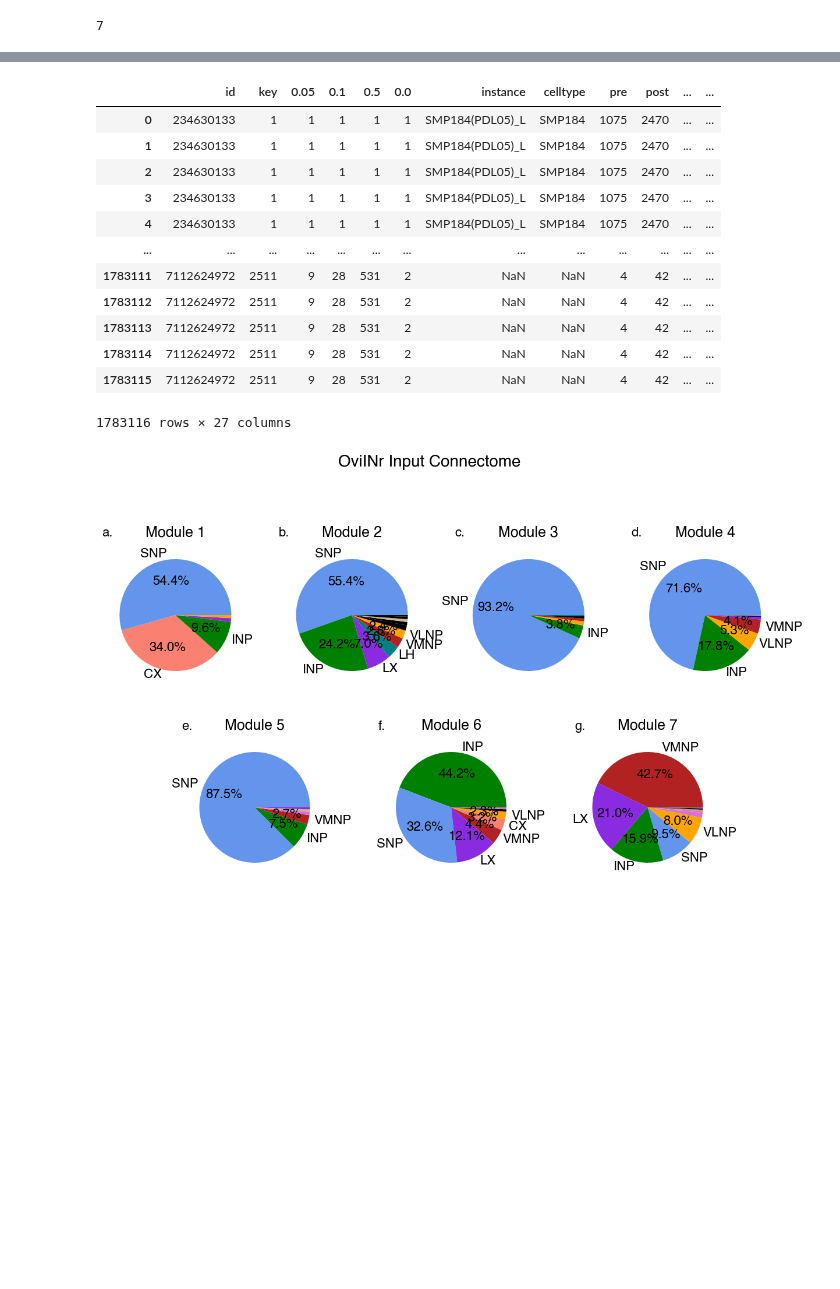
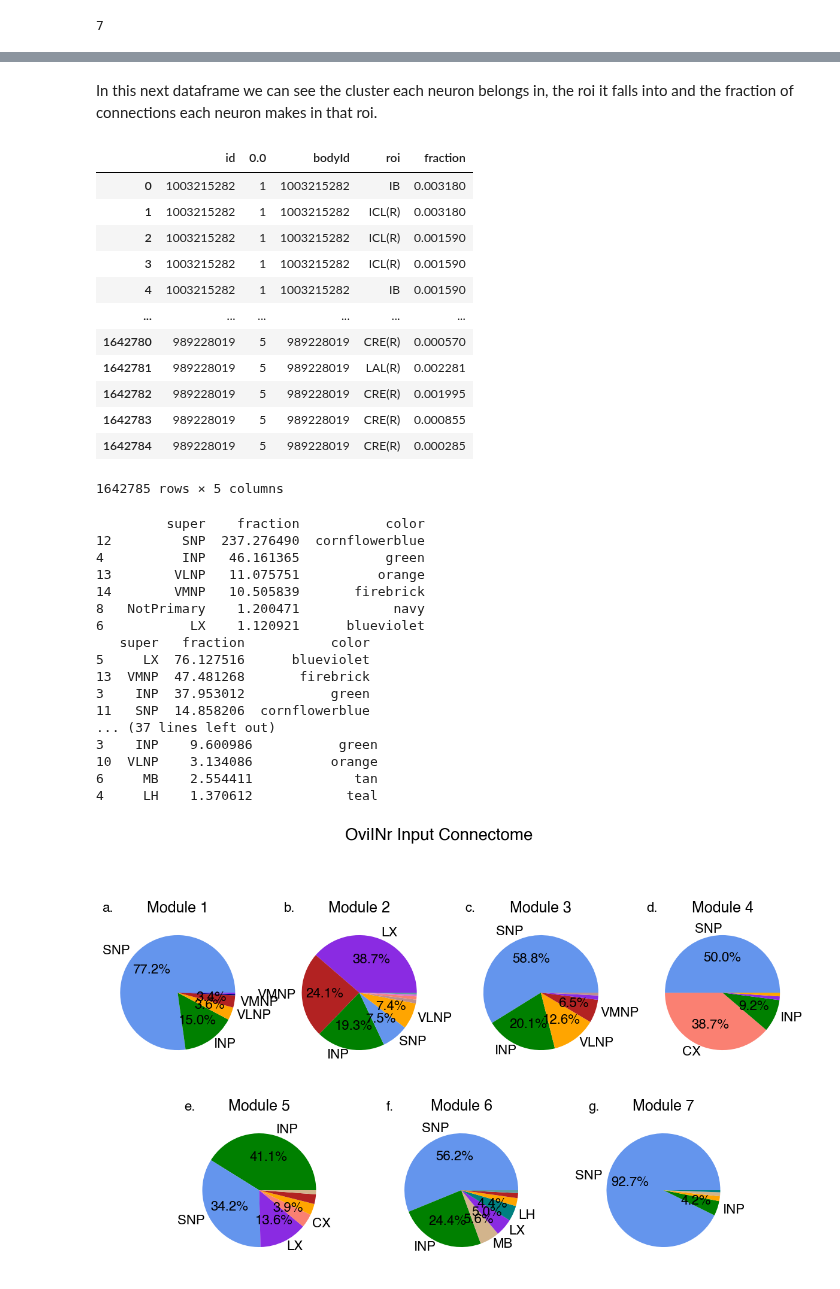
Before and after one commit to Gutierrez-lab/oviIN-inputs, a Jupyter notebook: piechart.ipynb, the cells around one changed output, grey strips where cells are left out. Drawn from its saved outputs; the diff is of its cells as text; code cells hidden in the pictures; blank space fills up the shorter version.

Commit message:
cleaning up analyses and rerunning for figure files

```diff
--- a/piechart.ipynb
+++ b/piechart.ipynb
@@ -57,0 +37,3 @@ roi_df
+# %%
+roi_df = pd.read_excel('/Users/rweberla/flybrain-clustering-rhessa/all_roi_df.xlsx')
+roi_df
@@ -62,12 +58,10 @@ roi_super_split = roi_df['Super_split'].dropna()
 roi_l1 = roi_df['L1'].dropna()
 # %%
 # Adjust dataset here
-direct = "oviIN_sep10/preprocessed_inputs-" + hemibrain_version
-filename = "preprocessed_nodes.csv"
+direct = "modularity_runs/0.0/"
+filename = "0-0_98765.txt"
 
-log_msg("Loading node dataframe")
-ins_r = pd.read_csv(os.path.join(direct, filename))
-log_msg("Done!")
+ins_r = pd.read_csv(os.path.join(direct, filename), sep=" ", header=None, names=["id", "0.0"])
 ins_r.head()
 ins_r
 # %% [output]
@@ -242,28 +239,30 @@ grouped_p
+# %% [markdown]
+In this next dataframe we can see the cluster each neuron belongs in, the roi it falls into and the fraction of connections each neuron makes in that roi.
 # %%
 # Input modularity data for oviINr merged with the roi portionality data
 in_r_p = pd.merge(ins_r, grouped_p, left_on='id', right_on='bodyId', how='inner')
 in_r_p
 # %% [output]
-|  | id | key | 0.05 | 0.1 | 0.5 | 0.0 | instance | celltype | pre | post | ... | ... |
-| 0 | 234630133 | 1 | 1 | 1 | 1 | 1 | SMP184(PDL05)_L | SMP184 | 1075 | 2470 | ... | ... |
-| 1 | 234630133 | 1 | 1 | 1 | 1 | 1 | SMP184(PDL05)_L | SMP184 | 1075 | 2470 | ... | ... |
-| 2 | 234630133 | 1 | 1 | 1 | 1 | 1 | SMP184(PDL05)_L | SMP184 | 1075 | 2470 | ... | ... |
-| 3 | 234630133 | 1 | 1 | 1 | 1 | 1 | SMP184(PDL05)_L | SMP184 | 1075 | 2470 | ... | ... |
-| 4 | 234630133 | 1 | 1 | 1 | 1 | 1 | SMP184(PDL05)_L | SMP184 | 1075 | 2470 | ... | ... |
-| ... | ... | ... | ... | ... | ... | ... | ... | ... | ... | ... | ... | ... |
-| 1783111 | 7112624972 | 2511 | 9 | 28 | 531 | 2 | NaN | NaN | 4 | 42 | ... | ... |
-| 1783112 | 7112624972 | 2511 | 9 | 28 | 531 | 2 | NaN | NaN | 4 | 42 | ... | ... |
-| 1783113 | 7112624972 | 2511 | 9 | 28 | 531 | 2 | NaN | NaN | 4 | 42 | ... | ... |
-| 1783114 | 7112624972 | 2511 | 9 | 28 | 531 | 2 | NaN | NaN | 4 | 42 | ... | ... |
-| 1783115 | 7112624972 | 2511 | 9 | 28 | 531 | 2 | NaN | NaN | 4 | 42 | ... | ... |
+|  | id | 0.0 | bodyId | roi | fraction |
+| 0 | 1003215282 | 1 | 1003215282 | IB | 0.003180 |
+| 1 | 1003215282 | 1 | 1003215282 | ICL(R) | 0.003180 |
+| 2 | 1003215282 | 1 | 1003215282 | ICL(R) | 0.001590 |
+| 3 | 1003215282 | 1 | 1003215282 | ICL(R) | 0.001590 |
+| 4 | 1003215282 | 1 | 1003215282 | IB | 0.001590 |
+| ... | ... | ... | ... | ... | ... |
+| 1642780 | 989228019 | 5 | 989228019 | CRE(R) | 0.000570 |
+| 1642781 | 989228019 | 5 | 989228019 | LAL(R) | 0.002281 |
+| 1642782 | 989228019 | 5 | 989228019 | CRE(R) | 0.001995 |
+| 1642783 | 989228019 | 5 | 989228019 | CRE(R) | 0.000855 |
+| 1642784 | 989228019 | 5 | 989228019 | CRE(R) | 0.000285 |
-1783116 rows × 27 columns
+1642785 rows × 5 columns
 # %%
 # Set color maps
 color_dict = roi_df.set_index('Super')['Color'].dropna().to_dict()
 roi_super_dict = roi_df.set_index('L2')['Super'].dropna().to_dict()
 
 # set label-threshold
-label_threshold = 1.5
+label_threshold = 3.35
 
 # Plot
 fig, ax = plt.subplots(2, 4, figsize=(15, 10))
@@ -271,37 +270,54 @@ plt.suptitle(super_title, fontsize=20)
 for i in clusters:
         roi_grouped = in_r_p[in_r_p['0.0'] == i].groupby('roi', as_index=False).agg({'fraction': 'sum'})
 
-        # Assign preferred roi
+        # Assign preferred roi level (SUPER)
         roi_grouped['super'] = roi_grouped['roi'].map(roi_super_dict).fillna(roi_grouped['roi'])
         roi_grouped = roi_grouped.drop(columns=['roi'])
 
         # Add up total weight for the super roi
         roi_grouped = roi_grouped.groupby('super', as_index=False).agg({'fraction':'sum'})
         roi_total = roi_grouped[roi_grouped['fraction'] > 1].sort_values(by='fraction', ascending=False)
 
         # Assign color
         roi_total['color'] = roi_total['super'].map(color_dict).fillna('black')
 
         # Filter roi_total by weight_threshold and sort by total in descending order (might not need to do this but just in case)
         data = roi_total[roi_total['fraction'] > weight_threshold].sort_values(by='fraction', ascending=False)
-
+        print(data)
         # plot pie chart by value counts without none
         w, text, at = ax[int((i-1)/int(len(clusters)/1.5)), (i-1)%int(len(clusters)/1.5)].pie(data['fraction'], labels = data['super'], colors = data['color'], autopct='%.1f%%',textprops={'fontsize': 16},radius=0.95, startangle=0)
         for t, x in enumerate(at):
             # Convert third part of x from string to float
             z = float(x.get_text().split()[0][:-1])
             if z <= label_threshold:
                     text[t].set_text('')
                     at[t].set_text('')
         ax[int((i-1)/int(len(clusters)/1.5)), (i-1)%int(len(clusters)/1.5)].set_title('Module ' + str(i), fontsize=18)
         ax[int((i-1)/int(len(clusters)/1.5)), (i-1)%int(len(clusters)/1.5)].set_title(plot_labels[i-1], fontweight='bold', loc='left', fontsize=16)
 
 # Adjust subplot dimensions if less_clusters is True (for connectomes with odd number of clusters)
 if less_clusters:
     fig.delaxes(ax[1, 3])
     # move bottom 3 axes to the middle
     ax[1, 0].set_position([0.05, 0.25, 0.5, 0.25])
     ax[1, 1].set_position([0.3, 0.25, 0.45, 0.25])
     ax[1, 2].set_position([0.55, 0.25, 0.4, 0.25])
 # %% [output]
+         super    fraction           color
+12         SNP  237.276490  cornflowerblue
+4          INP   46.161365           green
+13        VLNP   11.075751          orange
+14        VMNP   10.505839       firebrick
+8   NotPrimary    1.200471            navy
+6           LX    1.120921      blueviolet
+   super   fraction           color
+5     LX  76.127516      blueviolet
+13  VMNP  47.481268       firebrick
+3    INP  37.953012           green
+11   SNP  14.858206  cornflowerblue
+... (37 lines left out)
+3    INP    9.600986           green
+10  VLNP    3.134086          orange
+6     MB    2.554411             tan
+4     LH    1.370612            teal
-[figure, old version]
+[figure, new version]
```
Also changed, not shown: parts of 17 cells of this notebook, 4 other files.
